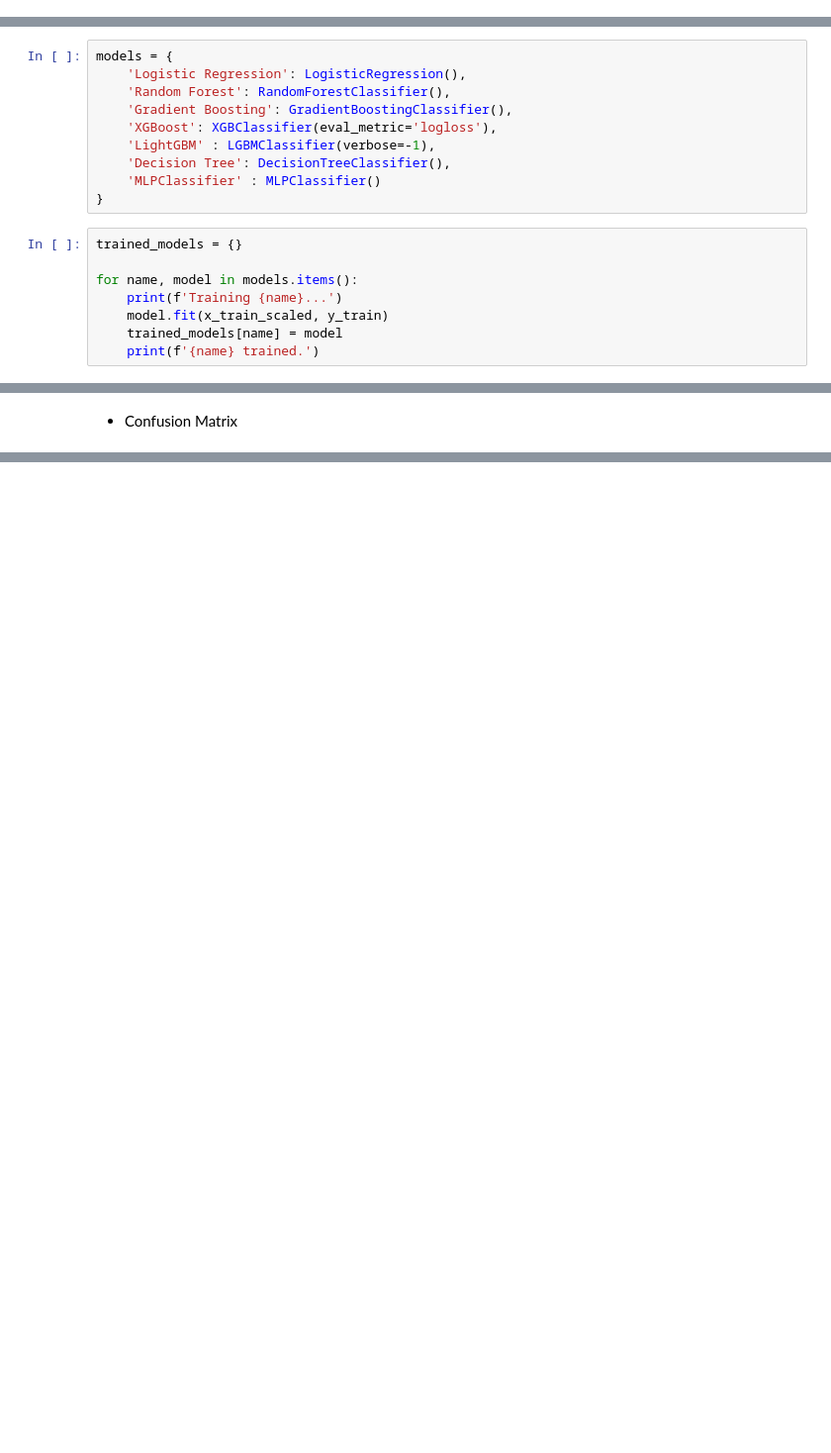
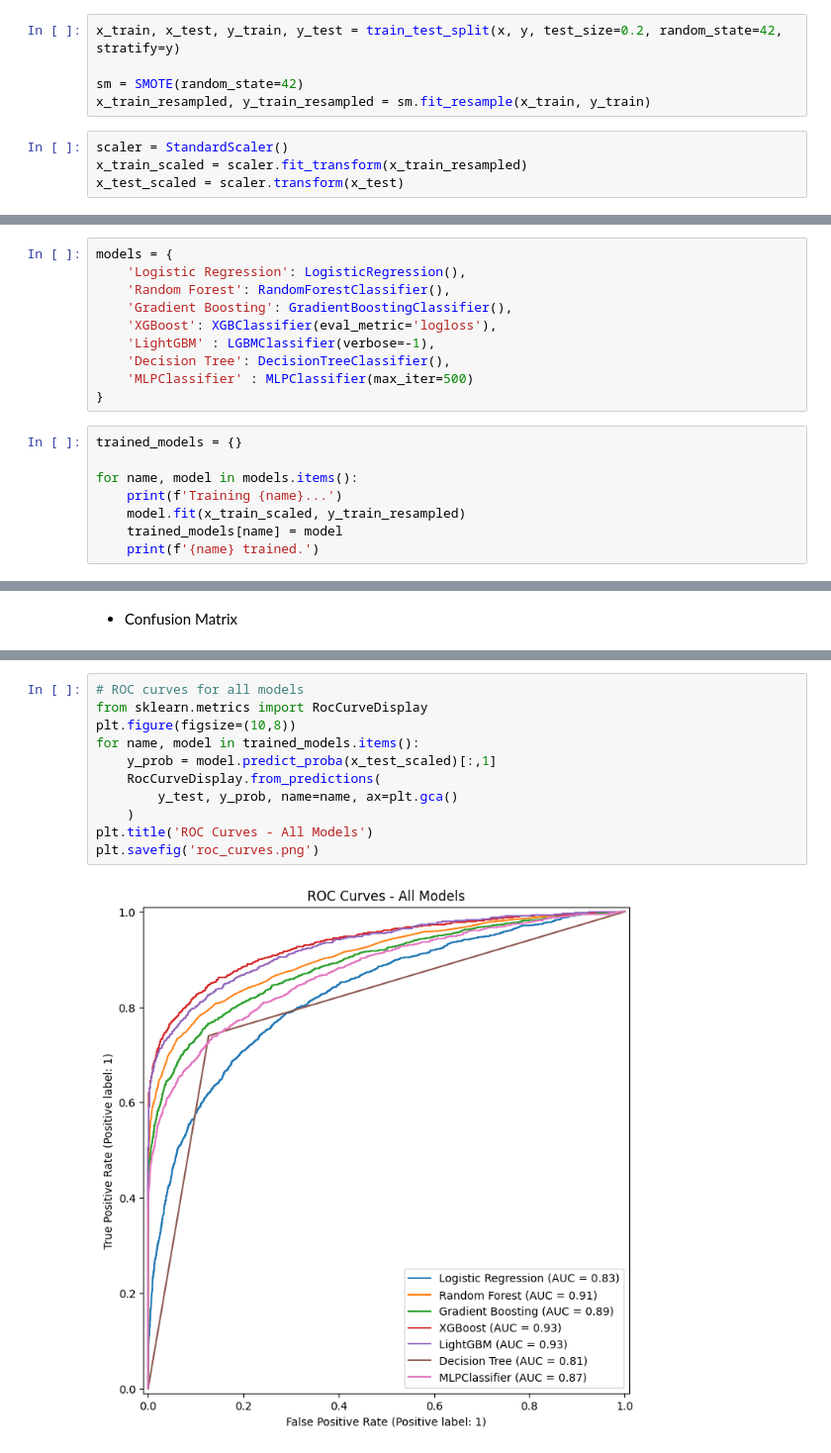
Before and after one commit to Olamieee/Credit-Risk-Assessment, a Jupyter notebook: credit_risk_model.ipynb, the cells around one changed output, grey strips where cells are left out. Shown at 99% size. Cells and saved outputs as stored; diff of their text form; blank space fills up the shorter version.

```diff
--- a/credit_risk_model.ipynb
+++ b/credit_risk_model.ipynb
@@ -226,3 +168,12 @@ x_test_scaled = scaler.transform(x_test)
+# %%
+x_train, x_test, y_train, y_test = train_test_split(x, y, test_size=0.2, random_state=42, stratify=y)
+
+sm = SMOTE(random_state=42)
+x_train_resampled, y_train_resampled = sm.fit_resample(x_train, y_train)
+# %%
+scaler = StandardScaler()
+x_train_scaled = scaler.fit_transform(x_train_resampled)
+x_test_scaled = scaler.transform(x_test)
 # %% [markdown]
 - Model Training
 # %%
@@ -233,14 +184,14 @@ models = {
     'XGBoost': XGBClassifier(eval_metric='logloss'),
     'LightGBM' : LGBMClassifier(verbose=-1),
     'Decision Tree': DecisionTreeClassifier(),
-    'MLPClassifier' : MLPClassifier()
+    'MLPClassifier' : MLPClassifier(max_iter=500)
 }
 # %%
 trained_models = {}
 
 for name, model in models.items():
     print(f'Training {name}...')
-    model.fit(x_train_scaled, y_train)
+    model.fit(x_train_scaled, y_train_resampled)
     trained_models[name] = model
     print(f'{name} trained.')
 # %% [output]
@@ -355,0 +358,13 @@ for name, model in trained_models.items():
+# %%
+# ROC curves for all models
+from sklearn.metrics import RocCurveDisplay
+plt.figure(figsize=(10,8))
+for name, model in trained_models.items():
+    y_prob = model.predict_proba(x_test_scaled)[:,1]
+    RocCurveDisplay.from_predictions(
+        y_test, y_prob, name=name, ax=plt.gca()
+    )
+plt.title('ROC Curves - All Models')
+plt.savefig('roc_curves.png')
+# %% [output]
+[figure, added]
```
Also changed, not shown: parts of 29 cells of this notebook, 30 other files.
